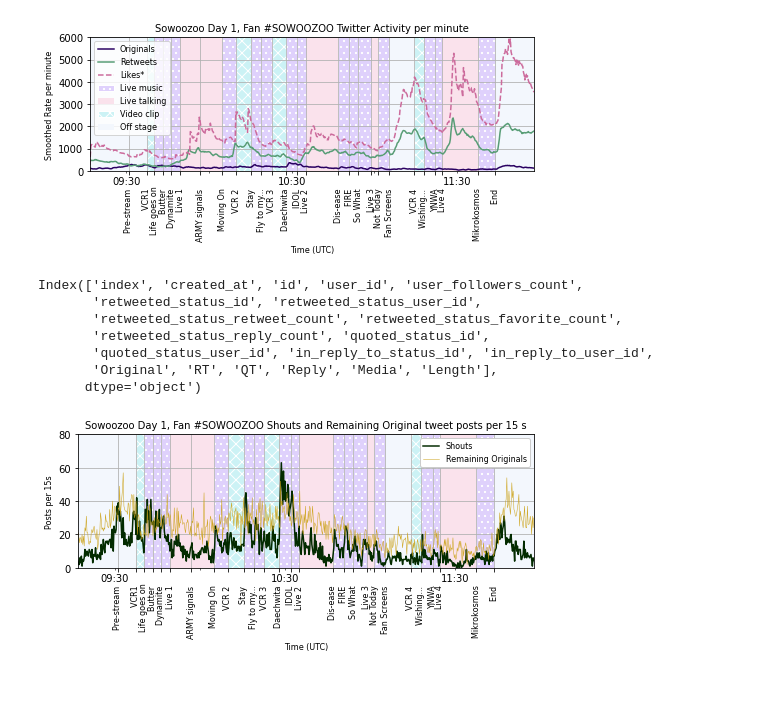
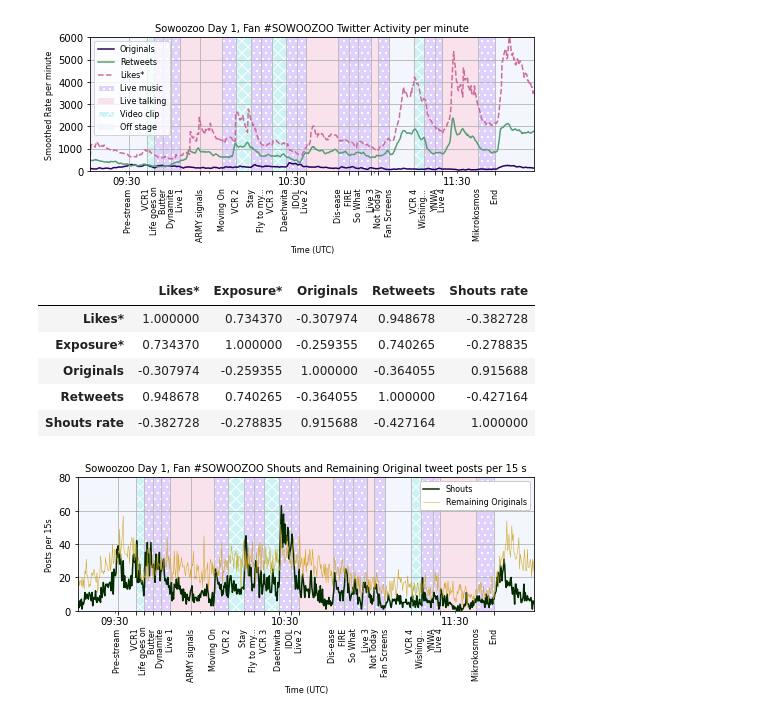
Before and after one commit to finn42/Concert_Twt_Open, a Jupyter notebook: Paper_Plots_Anon.ipynb, the cells around one changed output. Drawn from its saved outputs; the diff is of its cells as text; code cells hidden in the pictures; blank space fills up the shorter version.

```diff
--- a/Paper_Plots_Anon.ipynb
+++ b/Paper_Plots_Anon.ipynb
@@ -79,7 +130,6 @@ df_alltwt.loc[:5,:]
 # %%
-print(data_dir +'SWZ_D1_setlist.csv')
-concert_times=pd.read_csv(data_dir +'SWZ_D1_setlist.csv')
-concert_times["starttime"] = pd.to_datetime(concert_times["starttime"])+pd.Timedelta(minutes=6) # added 6 minutes, so songs begin less than a minute before the first yell tweet of recognition
+concert_times=pd.read_csv(Concerts.loc[i,'dep_loc'] + Concerts.loc[i,'event_file'])
+concert_times["starttime"] = pd.to_datetime(concert_times["starttime"])+pd.Timedelta(Concerts.loc[i,'event_offset']) # added 6 minutes, so songs begin less than a minute before the first yell tweet of recognition
 concert_times=concert_times.set_index("starttime", drop=True)
 major_lines = concert_times.loc[concert_times['rank']==1,:].index
 
@@ -236,6 +258,16 @@ plt.savefig('./plots/figure1_Interactions_' + data_name + '.jpg',bbox_inches = '
 plt.show()
 # %% [output]
 [figure]
+# %%
+# remove counting artifact before correlating
+df_S_Acc.iloc[4:-1,:].corr()
+# %% [output]
+|  | Likes* | Exposure* | Originals | Retweets | Shouts rate |
+| Likes* | 1.000000 | 0.734370 | -0.307974 | 0.948678 | -0.382728 |
+| Exposure* | 0.734370 | 1.000000 | -0.259355 | 0.740265 | -0.278835 |
+| Originals | -0.307974 | -0.259355 | 1.000000 | -0.364055 | 0.915688 |
+| Retweets | 0.948678 | 0.740265 | -0.364055 | 1.000000 | -0.427164 |
+| Shouts rate | -0.382728 | -0.278835 | 0.915688 | -0.427164 | 1.000000 |
 # %%
 # shout tweets
 # no media and under 70 characters (allowing for hashtag)
@@ -256,13 +286,3 @@ df_new['Remaining Originals'] = df_new['Originals'] -df_new['Shouts']
-# %%
-df_Shouts.columns
-# %% [output]
-Index(['index', 'created_at', 'id', 'user_id', 'user_followers_count',
-       'retweeted_status_id', 'retweeted_status_user_id',
-       'retweeted_status_retweet_count', 'retweeted_status_favorite_count',
-       'retweeted_status_reply_count', 'quoted_status_id',
-       'quoted_status_user_id', 'in_reply_to_status_id', 'in_reply_to_user_id',
-       'Original', 'RT', 'QT', 'Reply', 'Media', 'Length'],
-      dtype='object')
 # %%
 fig, ax = plt.subplots(figsize=(7.08661,3.5),tight_layout = True)
 # ax.set_layout_engine(layout='tight')
```
Also changed, not shown: parts of 26 cells of this notebook, 23 other files.
